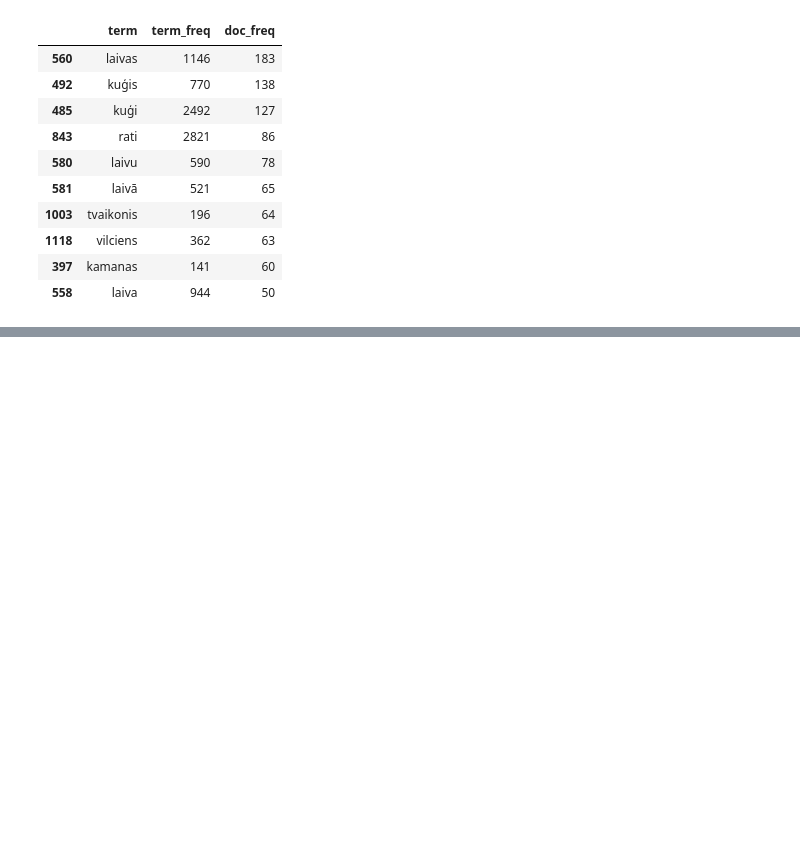
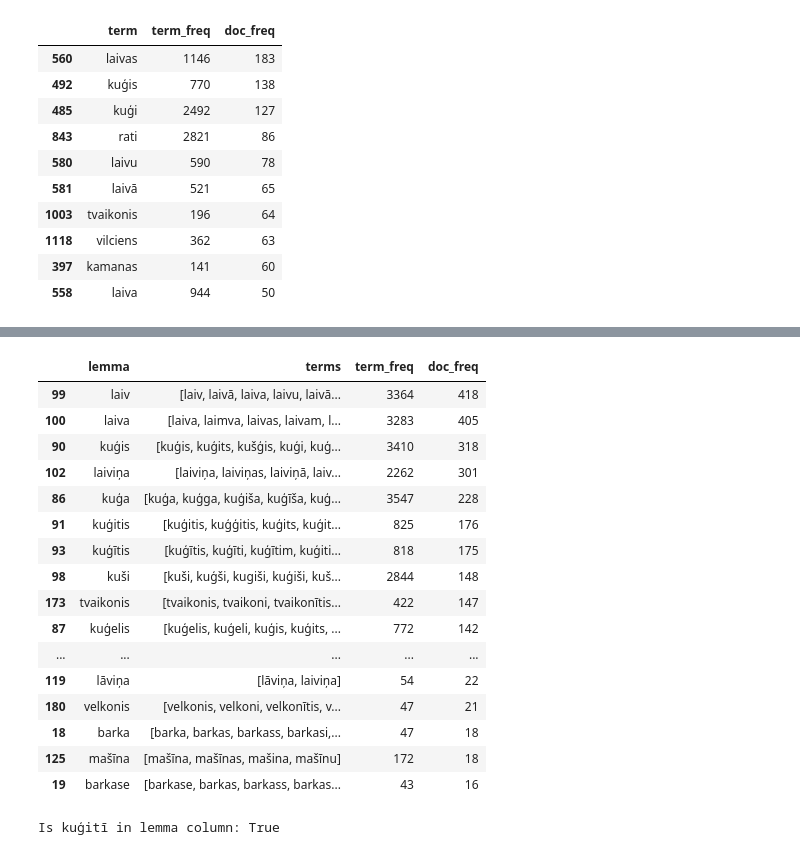
Before and after one commit to ValRCS/lnb_transports, a Jupyter notebook: notebooks/Analyze_Responses.ipynb, the cells around one changed output, grey strips where cells are left out. Cells and saved outputs as stored; diff of their text form; code cells hidden in the pictures; blank space fills up the shorter version.

Commit message:
air and maritime resource analysis

```diff
--- a/notebooks/Analyze_Responses.ipynb
+++ b/notebooks/Analyze_Responses.ipynb
@@ -568,0 +1135,8 @@ maritime_df.to_csv(target_file, index=False)
+# %%
+# let's combine the rows with same index by summing term_freq and doc_freq
+# to do so we will first reset index
+maritime_df = maritime_df.reset_index()
+# now we will group by term and sum
+maritime_df = maritime_df.groupby("term").sum().reset_index()
+# let's see first 5 rows
+maritime_df.head()
@@ -568,0 +1150,7 @@ maritime_df.to_csv(target_file, index=False)
+# %%
+# shape
+print(f"Shape: {maritime_df.shape}")
+# sort by most doc_freq
+maritime_df = maritime_df.sort_values("doc_freq", ascending=False)
+# let's see first 10 rows
+maritime_df.head(10)
@@ -568,0 +1171,5 @@ maritime_df.to_csv(target_file, index=False)
+# %%
+# make term the index
+maritime_df = maritime_df.set_index("term")
+# let's see first 5 index values
+maritime_df.head()
@@ -568,0 +1184,45 @@ maritime_df.to_csv(target_file, index=False)
+# %%
+# now let's create a a new dataframe using filtered_lemma_dict as a guide
+# rows will be lemmas - keyis from filtered_lemma_dict
+# there will be following columns:
+# terms - values from the filtered_lemma_dict
+# term_freq - sum of term_freq for terms
+# doc_freq - sum of doc_freq for terms
+# we will sort by doc_freq
+
+# first let's create a list of dictionaries
+data = []
+for key, value in tqdm(filtered_lemma_dict.items()):
+    term_freq = 0
+    # we need to sum all term_freq for items in value
+    for term in value:
+        term_freq += maritime_df.loc[term, "term_freq"]
+    doc_freq = 0
+    # we need to sum all doc_freq for items in value
+    for term in value:
+        doc_freq += maritime_df.loc[term, "doc_freq"]
+    data.append({"lemma": key, "terms": value, "term_freq": term_freq, "doc_freq": doc_freq})
+# let's create a dataframe
+lemma_df = pd.DataFrame(data)
+# sort by doc_freq
+lemma_df = lemma_df.sort_values("doc_freq", ascending=False)
+# let's see first 10 rows
+lemma_df.head(50)
+# %% [output]
+|  | lemma | terms | term_freq | doc_freq |
+| 99 | laiv | [laiv, laivā, laiva, laivu, laivā... | 3364 | 418 |
+| 100 | laiva | [laiva, laimva, laivas, laivam, l... | 3283 | 405 |
+| 90 | kuģis | [kuģis, kuģits, kušģis, kuģi, kuģ... | 3410 | 318 |
+| 102 | laiviņa | [laiviņa, laiviņas, laiviņā, laiv... | 2262 | 301 |
+| 86 | kuģa | [kuģa, kuģga, kuģiša, kuģīša, kuģ... | 3547 | 228 |
+| 91 | kuģitis | [kuģitis, kuģģitis, kuģits, kuģit... | 825 | 176 |
+| 93 | kuģītis | [kuģītis, kuģīti, kuģītim, kuģiti... | 818 | 175 |
+| 98 | kuši | [kuši, kuģši, kugiši, kuģiši, kuš... | 2844 | 148 |
+| 173 | tvaikonis | [tvaikonis, tvaikoni, tvaikonītis... | 422 | 147 |
+| 87 | kuģelis | [kuģelis, kuģeli, kuģis, kuģits, ... | 772 | 142 |
+| ... | ... | ... | ... | ... |
+| 119 | lāviņa | [lāviņa, laiviņa] | 54 | 22 |
+| 180 | velkonis | [velkonis, velkoni, velkonītis, v... | 47 | 21 |
+| 18 | barka | [barka, barkas, barkass, barkasi,... | 47 | 18 |
+| 125 | mašīna | [mašīna, mašīnas, mašina, mašīnu] | 172 | 18 |
+| 19 | barkase | [barkase, barkas, barkass, barkas... | 43 | 16 |
@@ -568,0 +1236,8 @@ maritime_df.to_csv(target_file, index=False)
+# %%
+# let's double check is really "kuģitī" in df.lemma column
+needle = "kuģitī"
+
+print(f"Is {needle} in lemma column: {needle in df['lemma'].values}")
+# this means the lemma column has a lot of dubious entries meaning the lemmatizer did not work as well as we would have hoped
+# %% [output]
+Is kuģitī in lemma column: True
```
Also changed, not shown: parts of 62 cells of this notebook, 4 other files.
